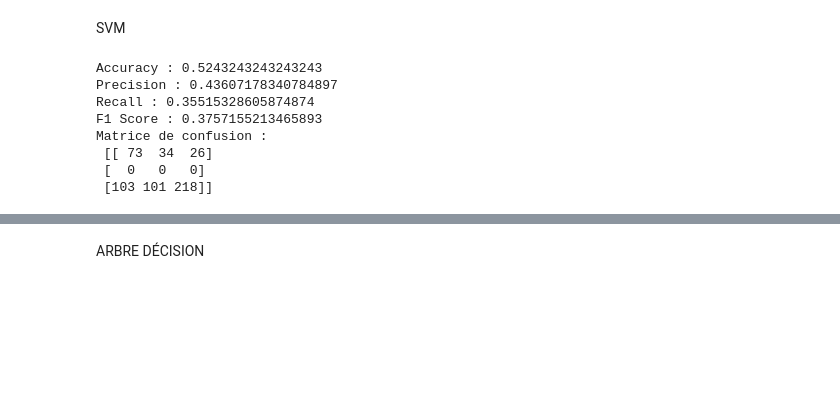
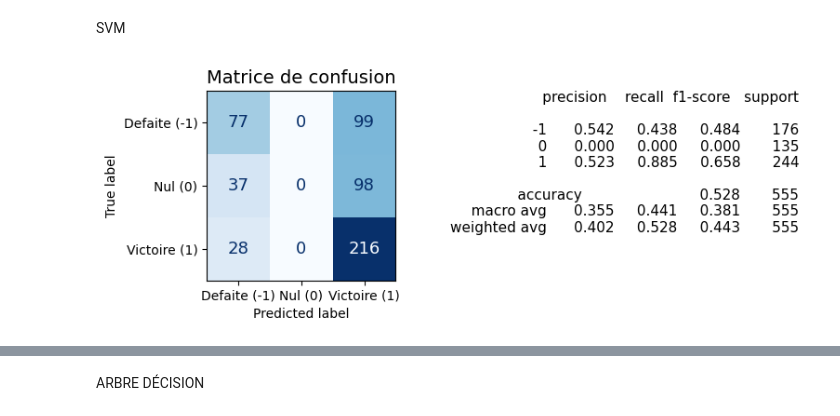
Before and after one commit to AntoninChevalier/Winunmax, a Jupyter notebook: notebooks/entrainement exploration.ipynb, the cells around one changed output, grey strips where cells are left out. Cells and saved outputs as stored; diff of their text form; code cells hidden in the pictures; blank space fills up the shorter version.

```diff
--- a/notebooks/entrainement exploration.ipynb
+++ b/notebooks/entrainement exploration.ipynb
@@ -168,17 +148,10 @@ X_validation_sans_2012_scaled = scaler.fit_transform(X_validation_sans_2012)
 # %%
 svm_model = SVC(kernel="linear")
 svm_model.fit(X_train_sans_2012_scaled, Y_train_sans_2012)
 y_svm_prediction_validation_1 = svm_model.predict(X_validation_sans_2012_scaled)
-modele.affichage_complet_score(y_svm_prediction_validation_1,Y_validation_sans_2012)
+modele.affichage_complet_score(Y_validation_sans_2012,y_svm_prediction_validation_1)
 # %% [output]
-Accuracy : 0.5243243243243243
-Precision : 0.43607178340784897
-Recall : 0.35515328605874874
-F1 Score : 0.3757155213465893
-Matrice de confusion :
- [[ 73  34  26]
- [  0   0   0]
- [103 101 218]]
+[figure, added]
 # %%
 svm_model = SVC(kernel="linear",class_weight="balanced")
 svm_model.fit(X_train_sans_2012_scaled, Y_train_sans_2012)
```
Also changed, not shown: parts of 27 cells of this notebook, 10 other files.
